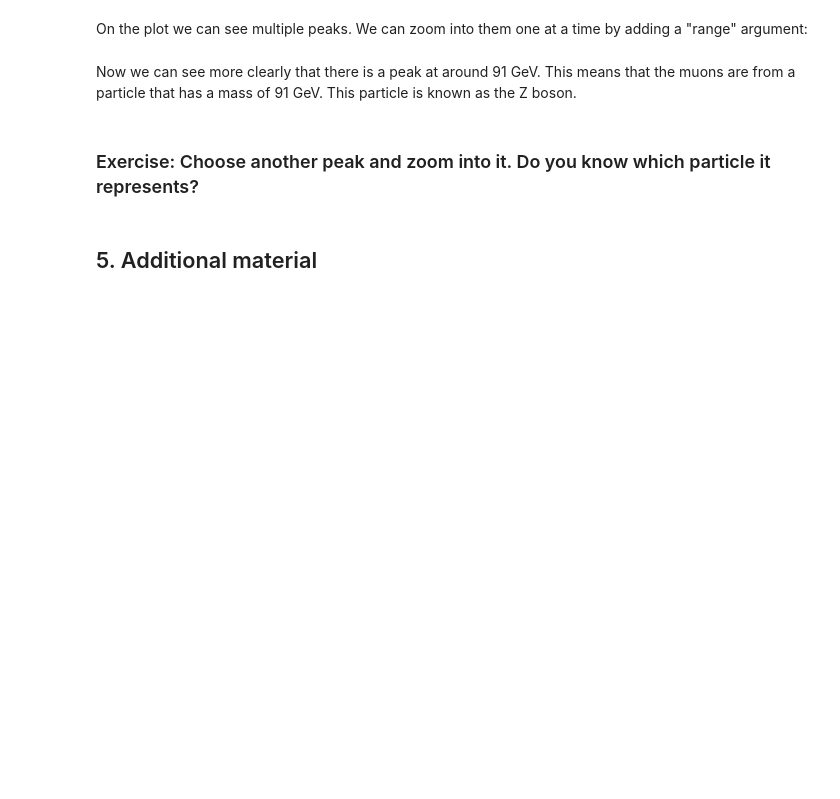
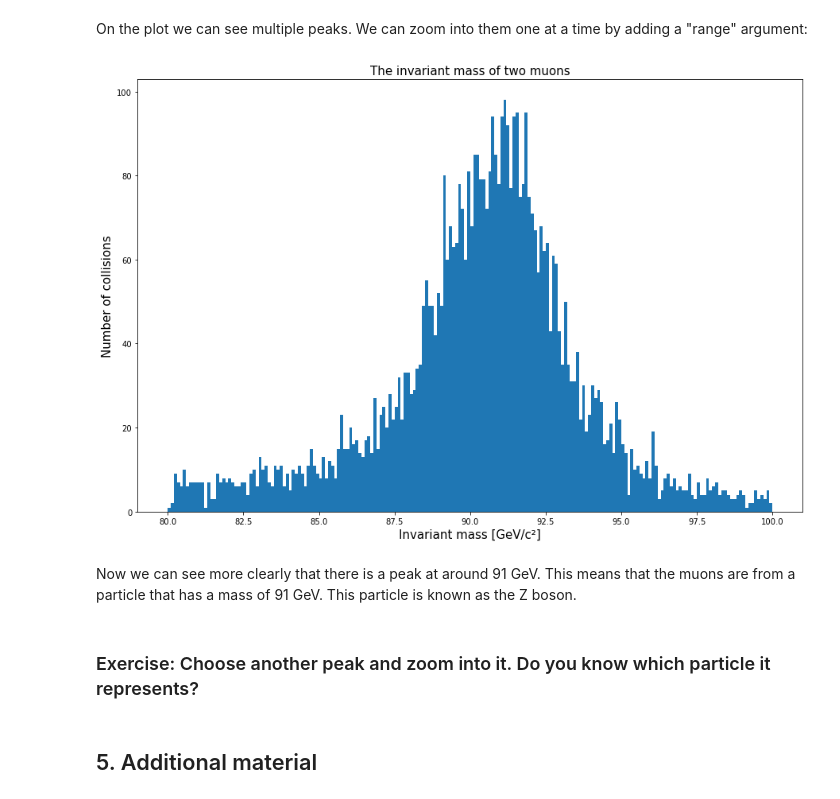
Before and after one commit to opendata-education/en_Workshops, a Jupyter notebook: content/exercises/jupyter-notebook-tutorial.ipynb, the cells around one changed output. Saved outputs shown, nothing was run; the diff lists cells and outputs as text; code cells hidden in the pictures; blank space fills up the shorter version.

```diff
--- a/content/exercises/jupyter-notebook-tutorial.ipynb
+++ b/content/exercises/jupyter-notebook-tutorial.ipynb
@@ -163,16 +165,21 @@ plt.show()
 # %% [markdown]
 On the plot we can see multiple peaks. We can zoom into them one at a time by adding a "range" argument:
 # %%
+min = 80
+max = 100
+
 fig = plt.figure(figsize=(15,10))
-plt.hist(invariant_mass1, bins=200, range=[80,100])
+plt.hist(invariant_mass1, bins=200, range=[min,max])
 
 # Name the axes and give the title
 plt.xlabel('Invariant mass [GeV/c²]', fontsize=15)
 plt.ylabel('Number of collisions', fontsize=15)
 plt.title('The invariant mass of two muons', fontsize=15)
 
 # Show the plot.
 plt.show()
+# %% [output]
+[figure, added]
 # %% [markdown]
 Now we can see more clearly that there is a peak at  around 91 GeV. This means that the muons are from a particle that has a mass of 91 GeV. This particle is known as the Z boson.
 # %% [markdown]
```
Also changed, not shown: parts of 1 cell of this notebook.
